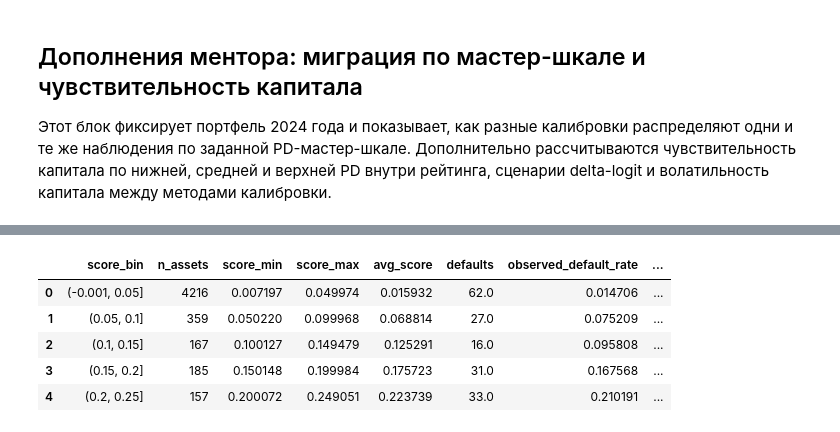
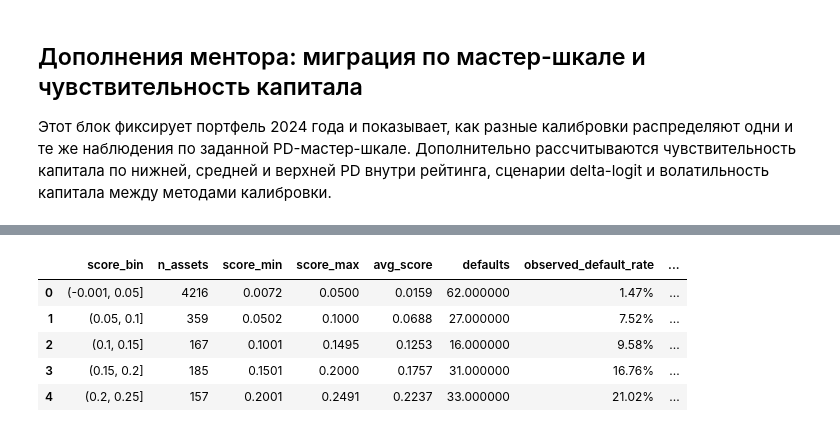
Before and after one commit to ddudenko275-boop/ColebrationTedo, a Jupyter notebook: notebooks/pd_calibration.ipynb, the cells around one changed output, grey strips where cells are left out. Cells and saved outputs as stored; diff of their text form; code cells hidden in the pictures.

```diff
--- a/notebooks/pd_calibration.ipynb
+++ b/notebooks/pd_calibration.ipynb
@@ -2371,45 +2418,94 @@ print(
 Этот блок фиксирует портфель 2024 года и показывает, как разные калибровки распределяют одни и те же наблюдения по заданной PD-мастер-шкале. Дополнительно рассчитываются чувствительность капитала по нижней, средней и верхней PD внутри рейтинга, сценарии delta-logit и волатильность капитала между методами калибровки.
 # %%
 df_test = df.loc[y_test.index].copy()
-all_pd_methods = {"RF raw": scores_test, **calibrated_probs}
+all_pd_methods = {"RF без калибровки": scores_test, **calibrated_probs}
 
-# Score distribution for the diagnostic histogram/table.
+# Диагностическое распределение score по интервалам.
 score_distribution_2024 = score_distribution_table(
     scores_test,
     y_test.values,
     bins=np.linspace(0, 1, 21),
 )
 
-# 2024 portfolio distribution by fixed master scale for every method.
+# Распределение портфеля 2024 по фиксированной мастер-шкале для каждого метода.
 pd_master_distribution = method_master_scale_distribution(df_test, all_pd_methods)
 
-# Rating migration relative to raw RF.
+# Миграция рейтингов относительно RF без калибровки.
 rating_migration_vs_rf = rating_migration_matrix(
     all_pd_methods,
-    baseline_method="RF raw",
+    baseline_method="RF без калибровки",
 )
 
-# Capital sensitivity to lower / average / upper PD within master-scale ratings.
+# Чувствительность капитала к нижней, средней и верхней PD внутри рейтинга.
 pd_bound_capital = master_scale_pd_bound_capital(
     pd_master_distribution,
     assumptions=capital_assumptions,
 )
 
-# Delta-logit scenarios: ranking is preserved, PD level shifts.
+# Delta-logit сценарии: ранжирование сохраняется, меняется общий уровень PD.
 final_pd_delta_logit = delta_logit_scenarios(
     calibrated_probs[final_pd_method],
     deltas=[-0.5, -0.25, 0.0, 0.25, 0.5],
 )
 
-# Capital requirement volatility across calibration methods.
+# Волатильность требования к капиталу между моделями калибровки.
 capital_volatility = capital_volatility_summary(df_rwa)
 
-print("Score distribution 2024")
-display(score_distribution_2024.head())
-print("PD master-scale distribution by method")
-display(pd_master_distribution.head())
-print("Capital sensitivity by master-scale PD lower/avg/upper")
-display(pd_bound_capital.head())
-print("Capital volatility across calibration methods")
+print("Распределение score за 2024 год")
+display(
+    score_distribution_2024.head()
+    .style.format({
+        "score_min": "{:.4f}",
+        "score_max": "{:.4f}",
+        "avg_score": "{:.4f}",
+        "observed_default_rate": "{:.2%}",
+        "portfolio_count_share": "{:.1%}",
+    })
+)
+
+print("Распределение портфеля по фиксированной мастер-шкале PD")
+pd_master_distribution_display = pd_master_distribution[pd_master_distribution["n_assets"] > 0]
+display(
+    pd_master_distribution_display[[
+        "method",
+        "rating",
+        "n_assets",
+        "portfolio_count_share",
+        "observed_default_rate",
+        "pd_min",
+        "avg_pd",
+        "pd_max",
+        "pd_lower",
+        "pd_avg_master",
+        "pd_upper",
+    ]]
+    .style.format({
+        "portfolio_count_share": "{:.1%}",
+        "observed_default_rate": "{:.2%}",
+        "pd_min": "{:.2%}",
+        "avg_pd": "{:.2%}",
+        "pd_max": "{:.2%}",
+        "pd_lower": "{:.2%}",
+        "pd_avg_master": "{:.2%}",
+        "pd_upper": "{:.2%}",
+    })
+)
+
+print("Чувствительность капитала к нижней, средней и верхней PD мастер-шкалы")
+display(
+    pd_bound_capital.reset_index()
+    .style.format({
+        "avg_pd_weighted": "{:.2%}",
+        "total_ead": "{:,.0f}",
+        "total_expected_loss": "{:,.0f}",
+        "total_rwa": "{:,.0f}",
+        "total_required_capital": "{:,.0f}",
+        "capital_true_rate_to_ead": "{:.2%}",
+        "delta_capital_true_vs_avg": "{:,.0f}",
+        "delta_capital_true_vs_avg_pct": "{:.2%}",
+    })
+)
+
+print("Волатильность требования к капиталу между методами калибровки")
 display(capital_volatility)
 # %% [output]
@@ -2417,6 +2513,6 @@ Score distribution 2024
 |  | score_bin | n_assets | score_min | score_max | avg_score | defaults | observed_default_rate | ... |
-| 0 | (-0.001, 0.05] | 4216 | 0.007197 | 0.049974 | 0.015932 | 62.0 | 0.014706 | ... |
-| 1 | (0.05, 0.1] | 359 | 0.050220 | 0.099968 | 0.068814 | 27.0 | 0.075209 | ... |
-| 2 | (0.1, 0.15] | 167 | 0.100127 | 0.149479 | 0.125291 | 16.0 | 0.095808 | ... |
-| 3 | (0.15, 0.2] | 185 | 0.150148 | 0.199984 | 0.175723 | 31.0 | 0.167568 | ... |
-| 4 | (0.2, 0.25] | 157 | 0.200072 | 0.249051 | 0.223739 | 33.0 | 0.210191 | ... |
+| 0 | (-0.001, 0.05] | 4216 | 0.0072 | 0.0500 | 0.0159 | 62.000000 | 1.47% | ... |
+| 1 | (0.05, 0.1] | 359 | 0.0502 | 0.1000 | 0.0688 | 27.000000 | 7.52% | ... |
+| 2 | (0.1, 0.15] | 167 | 0.1001 | 0.1495 | 0.1253 | 16.000000 | 9.58% | ... |
+| 3 | (0.15, 0.2] | 185 | 0.1501 | 0.2000 | 0.1757 | 31.000000 | 16.76% | ... |
+| 4 | (0.2, 0.25] | 157 | 0.2001 | 0.2491 | 0.2237 | 33.000000 | 21.02% | ... |
```
Also changed, not shown: parts of 14 cells of this notebook, 2 other files.
